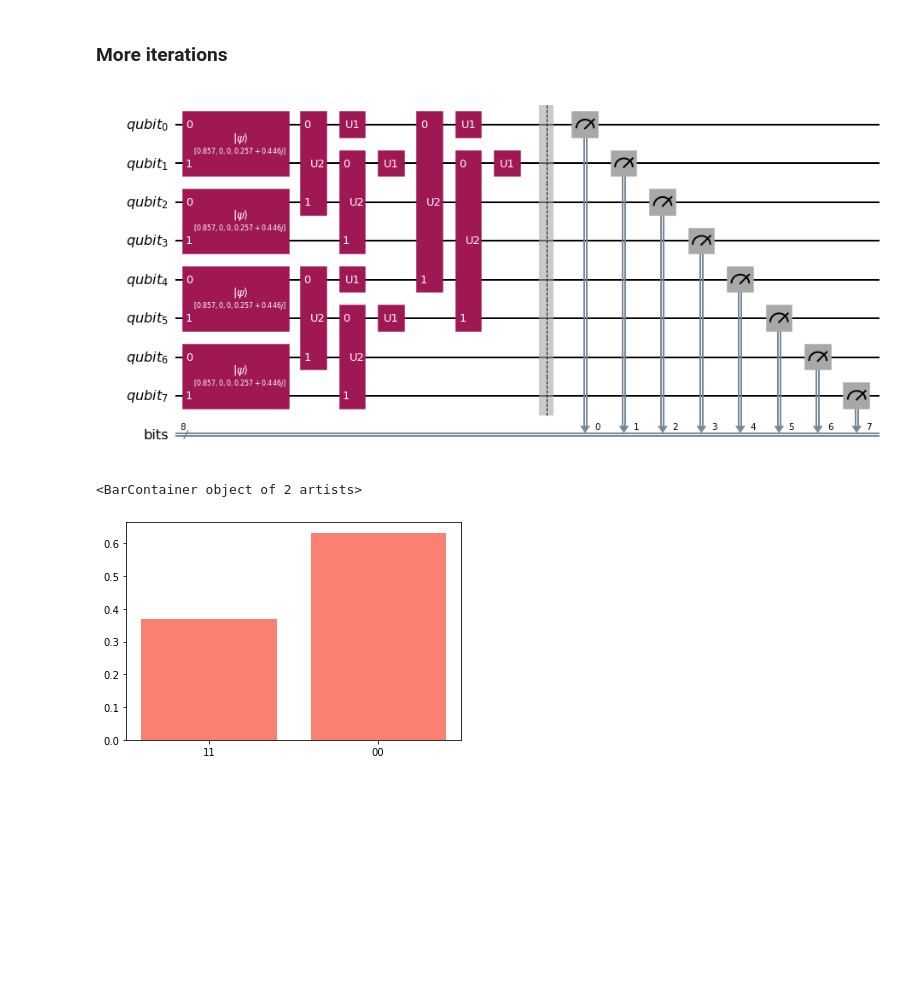
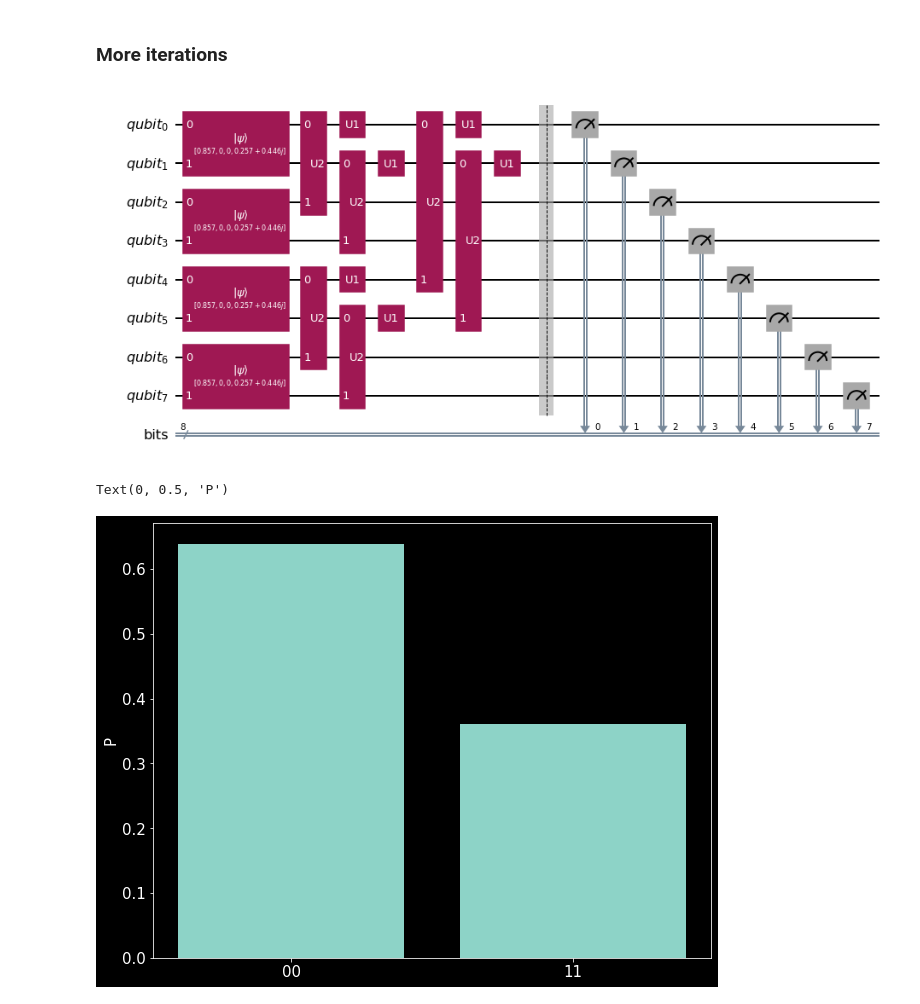
Before and after one commit to alejandrogm668/Entanglement-distillation-protocol, a Jupyter notebook: c_exponential_approach.ipynb, the cells around one changed output. Cells and saved outputs as stored; diff of their text form; code cells hidden in the pictures; blank space fills up the shorter version.

```diff
--- a/c_exponential_approach.ipynb
+++ b/c_exponential_approach.ipynb
@@ -14,6 +14,10 @@ To build the function that makes $n$ iterations we must follow these steps
 import numpy as np
 import matplotlib.pyplot as plt
 from qiskit import Aer, QuantumCircuit, QuantumRegister, ClassicalRegister, execute
+
+plt.style.use('dark_background')
+plt.rcParams["figure.figsize"] = (10,8)
+plt.rcParams.update({'font.size': 15})
 # %% [markdown]
 To consider a "random" value, let's say $\zeta = 0.6 e^{i \pi/3}$ Then,
 
@@ -112,10 +117,11 @@ $P(|01\rangle) = P(|10\rangle) = 0.33 $
 # %%
 n_iter = 2
 
 qc,counts = circuit(n_iter,unitary2=U2,unitary1=U1,c=c)
 display(qc.draw('mpl',style='iqx'))
-plt.bar(counts.keys(), counts.values(), color='salmon')
+plt.bar(counts.keys(), counts.values())
+plt.ylabel('P')
 # %% [output]
 [figure]
-<BarContainer object of 2 artists>
+Text(0, 0.5, 'P')
-[figure, old version]
+[figure, new version]
```
Also changed, not shown: parts of 2 cells of this notebook, 5 other files.
